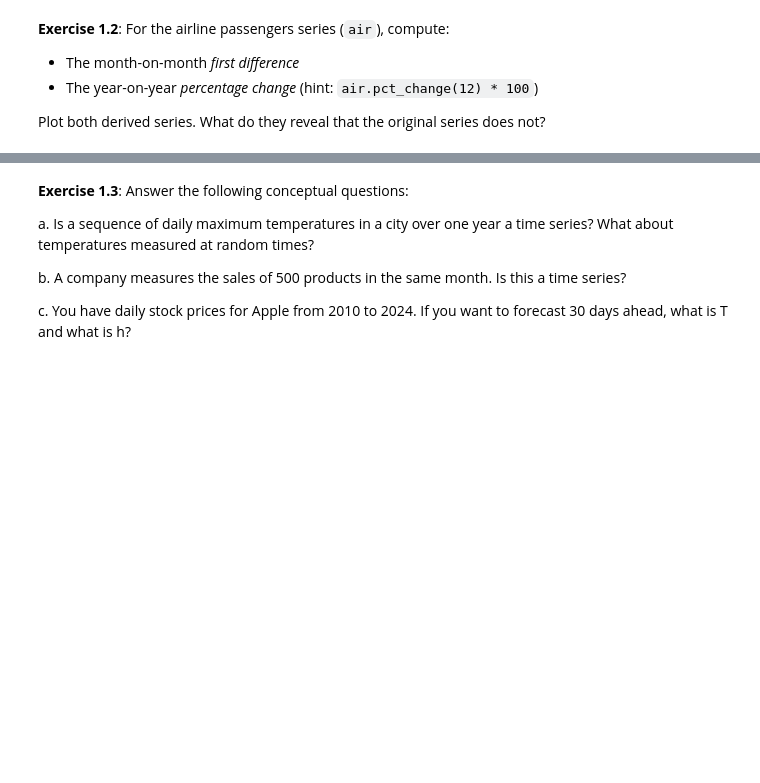
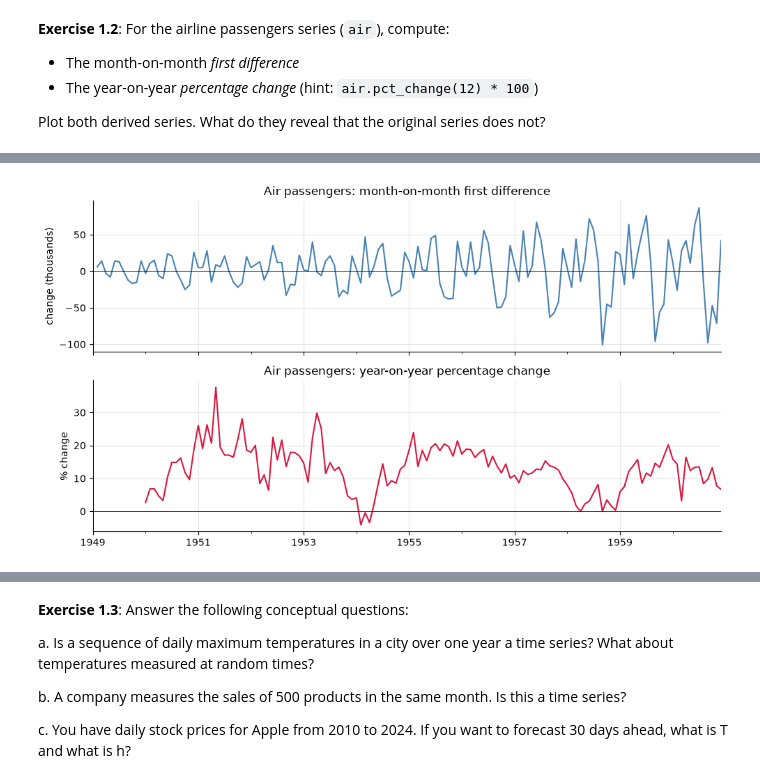
Before and after one commit to rouzbeh-enayatzadeh/ds-time-series-analysis, a Jupyter notebook: 01_what_is_time_series.ipynb, the cells around one changed output, grey strips where cells are left out. Saved outputs shown, nothing was run; the diff lists cells and outputs as text; code cells hidden in the pictures; blank space fills up the shorter version.

Commit message:
NB01 Exercise 1.2: first difference and year-on-year growth of air passengers (std 16 to 48, YoY mean 12.9%, slowdowns 1954 and 1958)

```diff
--- a/01_what_is_time_series.ipynb
+++ b/01_what_is_time_series.ipynb
@@ -348,4 +348,8 @@ plt.show()
 
 Plot both derived series. What do they reveal that the original series does not?
 # %%
-# Your code here
+first_diff = air.diff()
+yoy_pct = air.pct_change(12) * 100
+
+print(first_diff.head(3))
+print(yoy_pct.iloc[10:14])
@@ -351,0 +366,17 @@ Plot both derived series. What do they reveal that the original series does not?
+# %%
+fig, axes = plt.subplots(2, 1, figsize=(10, 5.5), sharex=True)
+
+first_diff.plot(ax=axes[0], color='steelblue')
+axes[0].set_title('Air passengers: month-on-month first difference')
+axes[0].set_ylabel('change (thousands)')
+axes[0].axhline(0, color='black', linewidth=0.5)
+
+yoy_pct.plot(ax=axes[1], color='crimson')
+axes[1].set_title('Air passengers: year-on-year percentage change')
+axes[1].set_ylabel('% change')
+axes[1].axhline(0, color='black', linewidth=0.5)
+
+plt.tight_layout()
+plt.show()
+# %% [output]
+[figure, added]
```
Also changed, not shown: parts of 2 cells of this notebook.
